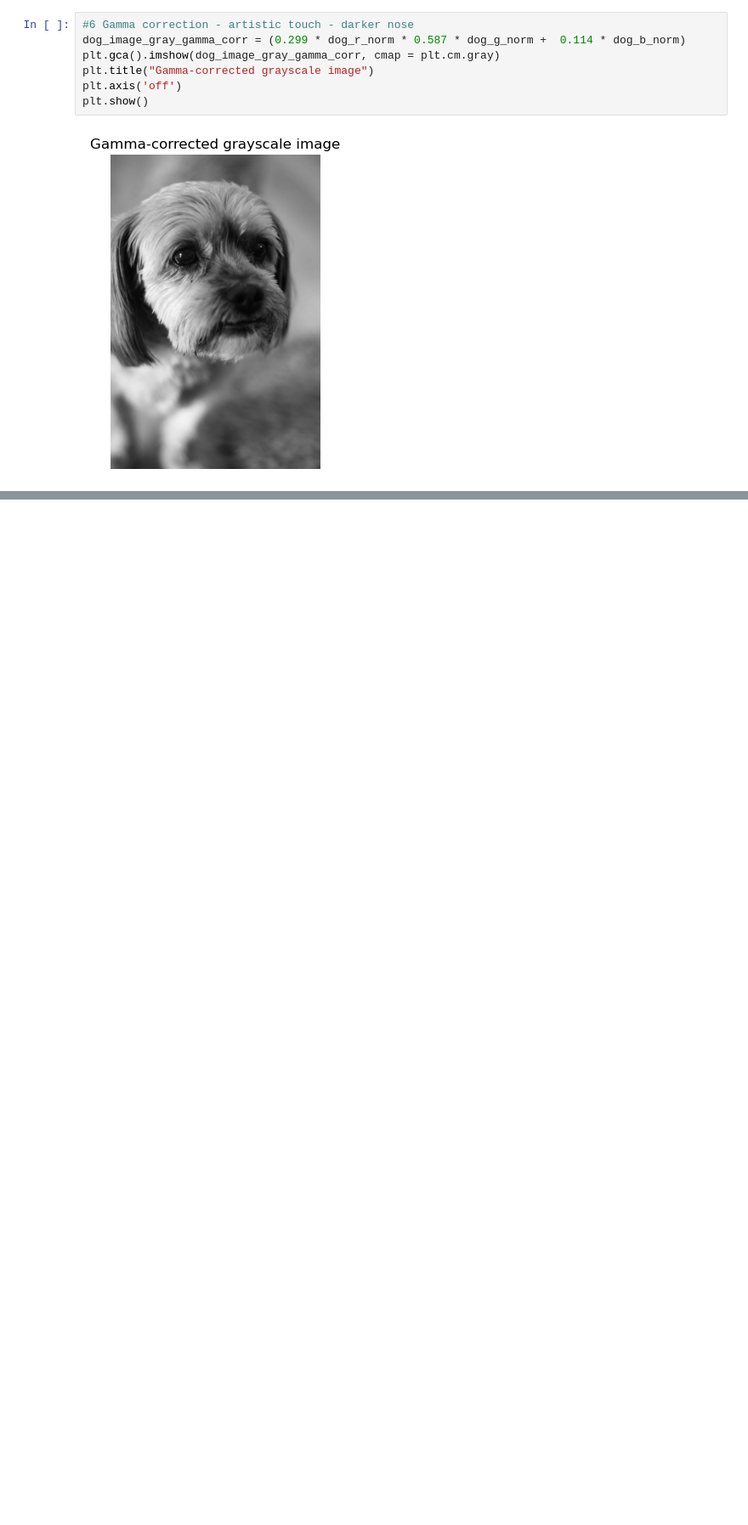
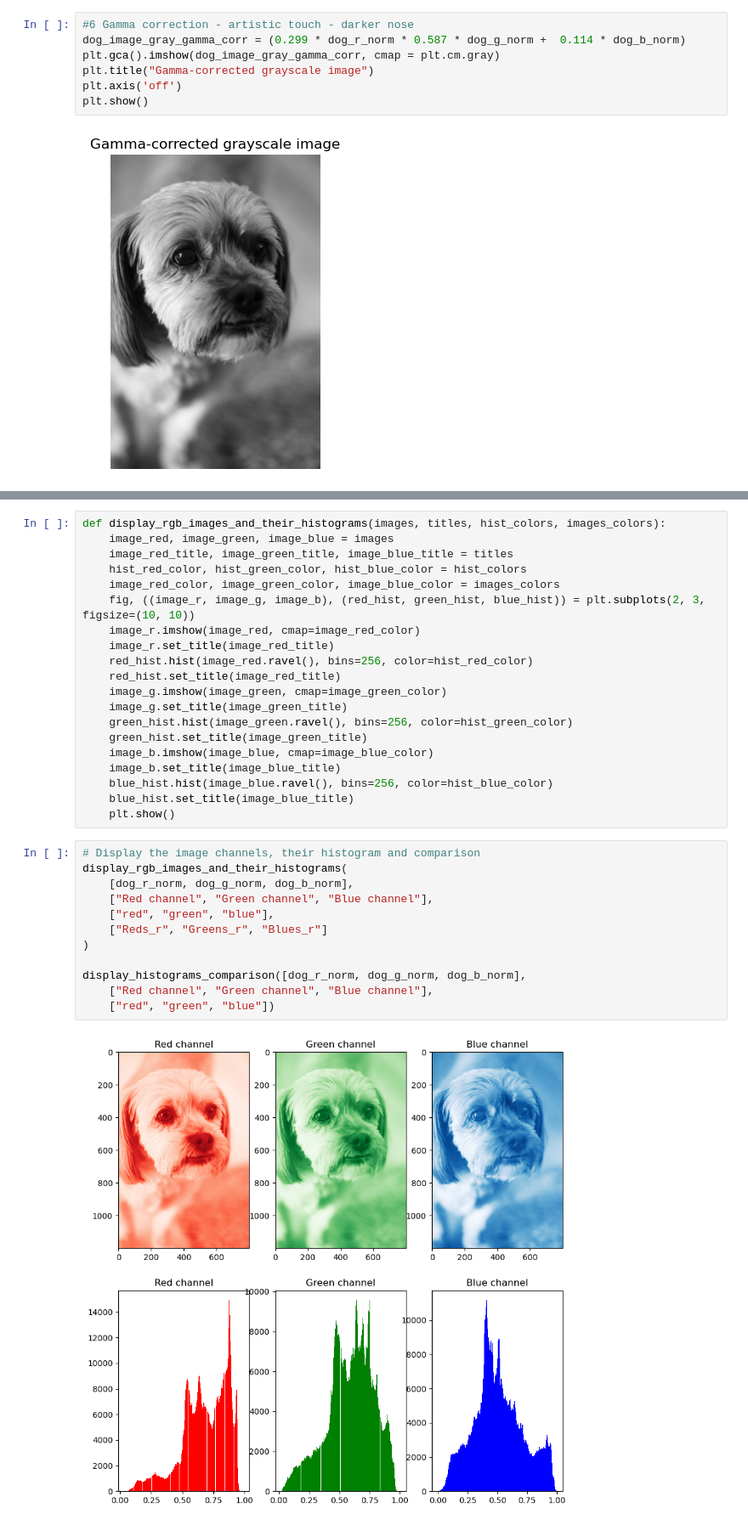
Before and after one commit to leonidgorunov2020/MATH-CONCEPTS-FOR-DEVELOPERS, a Jupyter notebook: Linear Algebra Exercise/Own tests .ipynb, the cells around one changed output, grey strips where cells are left out. Shown at 85% size. Saved outputs shown, nothing was run; the diff lists cells and outputs as text; blank space fills up the shorter version.

```diff
--- a/Linear Algebra Exercise/Own tests .ipynb
+++ b/Linear Algebra Exercise/Own tests .ipynb
@@ -312,0 +302,34 @@ plt.show()
+# %%
+def display_rgb_images_and_their_histograms(images, titles, hist_colors, images_colors):
+    image_red, image_green, image_blue = images
+    image_red_title, image_green_title, image_blue_title = titles
+    hist_red_color, hist_green_color, hist_blue_color = hist_colors
+    image_red_color, image_green_color, image_blue_color = images_colors
+    fig, ((image_r, image_g, image_b), (red_hist, green_hist, blue_hist)) = plt.subplots(2, 3, figsize=(10, 10))
+    image_r.imshow(image_red, cmap=image_red_color)
+    image_r.set_title(image_red_title)
+    red_hist.hist(image_red.ravel(), bins=256, color=hist_red_color)
+    red_hist.set_title(image_red_title)
+    image_g.imshow(image_green, cmap=image_green_color)
+    image_g.set_title(image_green_title)
+    green_hist.hist(image_green.ravel(), bins=256, color=hist_green_color)
+    green_hist.set_title(image_green_title)
+    image_b.imshow(image_blue, cmap=image_blue_color)
+    image_b.set_title(image_blue_title)
+    blue_hist.hist(image_blue.ravel(), bins=256, color=hist_blue_color)
+    blue_hist.set_title(image_blue_title)
+    plt.show()
+# %%
+# Display the image channels, their histogram and comparison
+display_rgb_images_and_their_histograms(
+    [dog_r_norm, dog_g_norm, dog_b_norm],
+    ["Red channel", "Green channel", "Blue channel"],
+    ["red", "green", "blue"],
+    ["Reds_r", "Greens_r", "Blues_r"]
+)
+
+display_histograms_comparison([dog_r_norm, dog_g_norm, dog_b_norm],
+    ["Red channel", "Green channel", "Blue channel"],
+    ["red", "green", "blue"])
+# %% [output]
+[figure, added]
```
Also changed, not shown: parts of 3 cells of this notebook, 1 other file.
